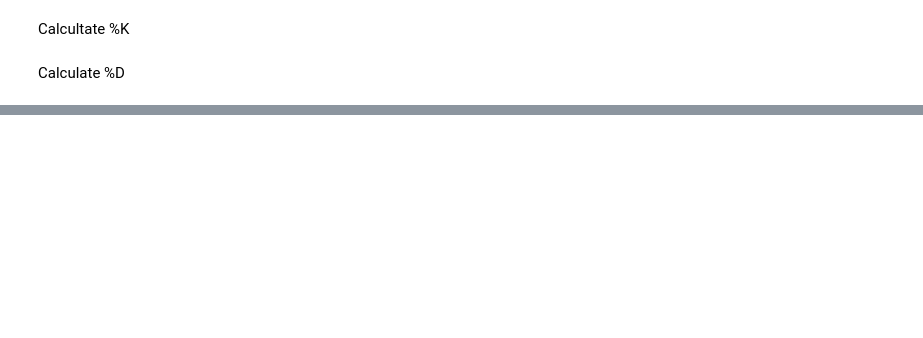
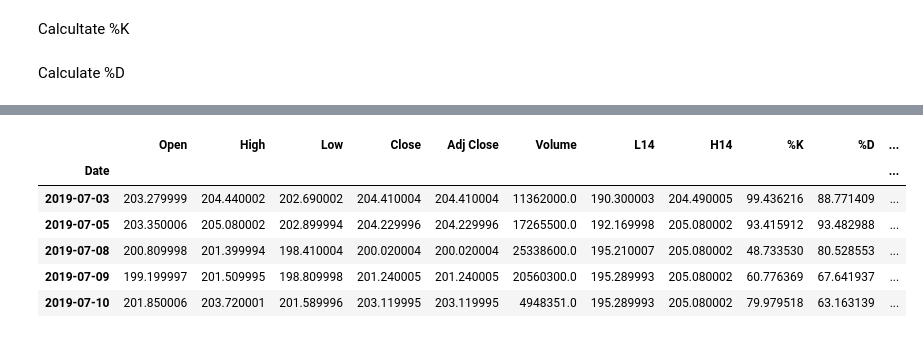
Before and after one commit to developmentseed/python-seed, a Jupyter notebook: demo/jupyter/stochastic_oscillator_strat.ipynb, the cells around one changed output, grey strips where cells are left out. Cells and saved outputs as stored; diff of their text form; code cells hidden in the pictures; blank space fills up the shorter version.

```diff
--- a/demo/jupyter/stochastic_oscillator_strat.ipynb
+++ b/demo/jupyter/stochastic_oscillator_strat.ipynb
@@ -112,0 +113,10 @@ df[['Strategy Returns','Market Returns']].cumsum().plot()
+# %%
+ display(apple.content.tail())
+# %% [output]
+|  | Open | High | Low | Close | Adj Close | Volume | L14 | H14 | %K | %D | ... |
+| Date |  |  |  |  |  |  |  |  |  |  | ... |
+| 2019-07-03 | 203.279999 | 204.440002 | 202.690002 | 204.410004 | 204.410004 | 11362000.0 | 190.300003 | 204.490005 | 99.436216 | 88.771409 | ... |
+| 2019-07-05 | 203.350006 | 205.080002 | 202.899994 | 204.229996 | 204.229996 | 17265500.0 | 192.169998 | 205.080002 | 93.415912 | 93.482988 | ... |
+| 2019-07-08 | 200.809998 | 201.399994 | 198.410004 | 200.020004 | 200.020004 | 25338600.0 | 195.210007 | 205.080002 | 48.733530 | 80.528553 | ... |
+| 2019-07-09 | 199.199997 | 201.509995 | 198.809998 | 201.240005 | 201.240005 | 20560300.0 | 195.289993 | 205.080002 | 60.776369 | 67.641937 | ... |
+| 2019-07-10 | 201.850006 | 203.720001 | 201.589996 | 203.119995 | 203.119995 | 4948351.0 | 195.289993 | 205.080002 | 79.979518 | 63.163139 | ... |
```
Also changed, not shown: parts of 8 cells of this notebook.
